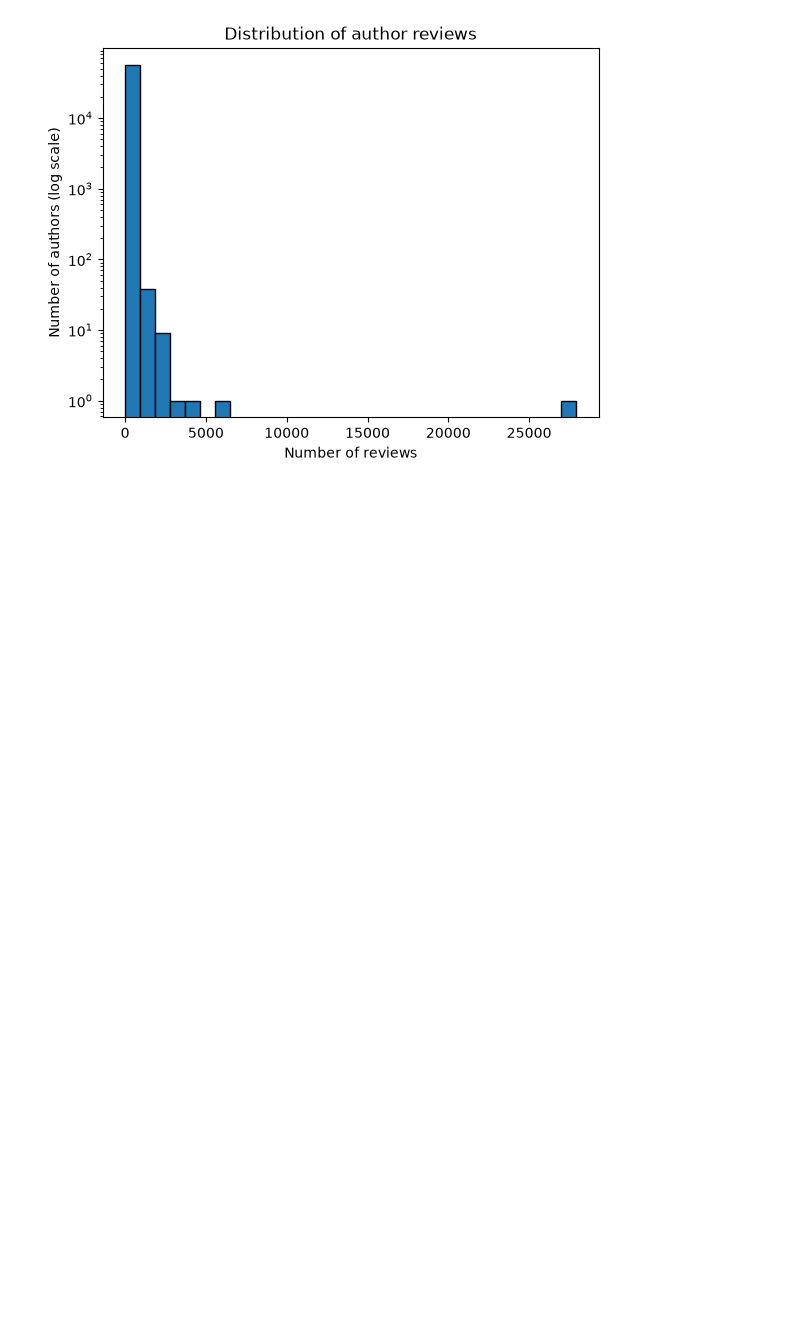
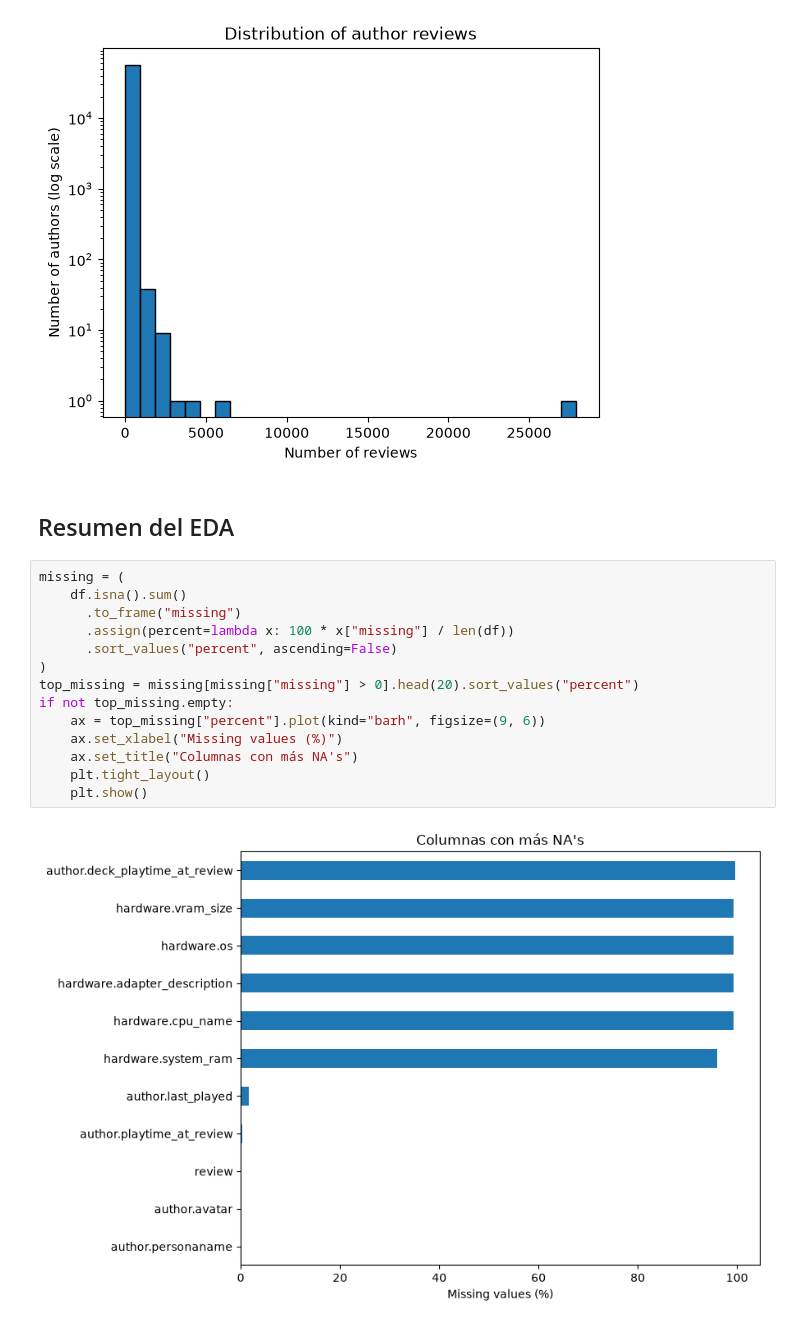
Before and after one commit to JAVIERCLO/proyecto2_IA, a Jupyter notebook: notebooks/analisis_exploratorio.ipynb, the cells around one changed output. Cells and saved outputs as stored; diff of their text form; blank space fills up the shorter version.

```diff
--- a/notebooks/analisis_exploratorio.ipynb
+++ b/notebooks/analisis_exploratorio.ipynb
@@ -233,3 +233,21 @@ plt.title("Distribution of author reviews")
 plt.show()
 # %% [output]
 [figure]
+# %% [markdown]
+## Resumen del EDA
+# %%
+missing = (
+    df.isna().sum()
+      .to_frame("missing")
+      .assign(percent=lambda x: 100 * x["missing"] / len(df))
+      .sort_values("percent", ascending=False)
+)
+top_missing = missing[missing["missing"] > 0].head(20).sort_values("percent")
+if not top_missing.empty:
+    ax = top_missing["percent"].plot(kind="barh", figsize=(9, 6))
+    ax.set_xlabel("Missing values (%)")
+    ax.set_title("Columnas con más NA's")
+    plt.tight_layout()
+    plt.show()
+# %% [output]
+[figure, added]
```
Also changed, not shown: parts of 7 cells of this notebook.
